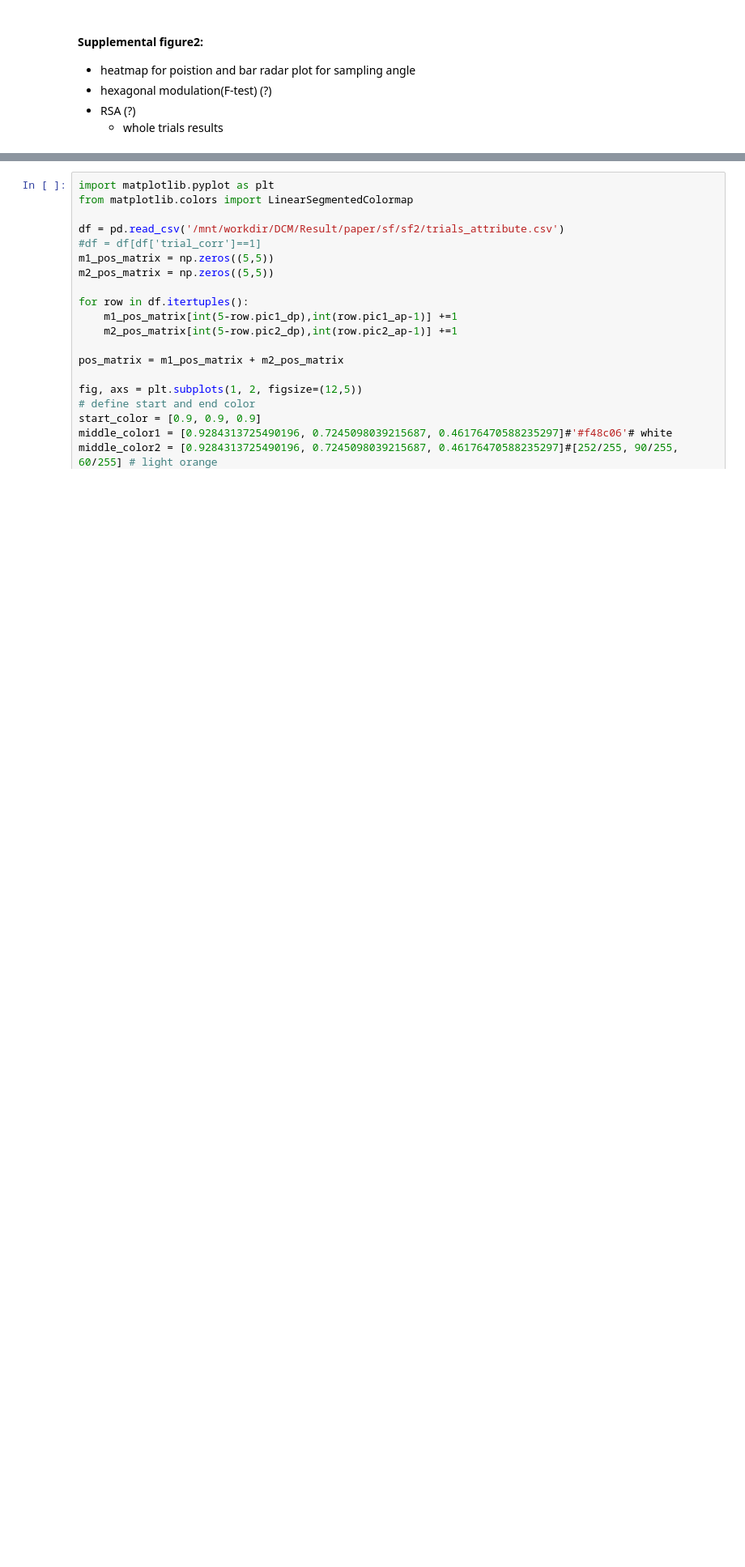
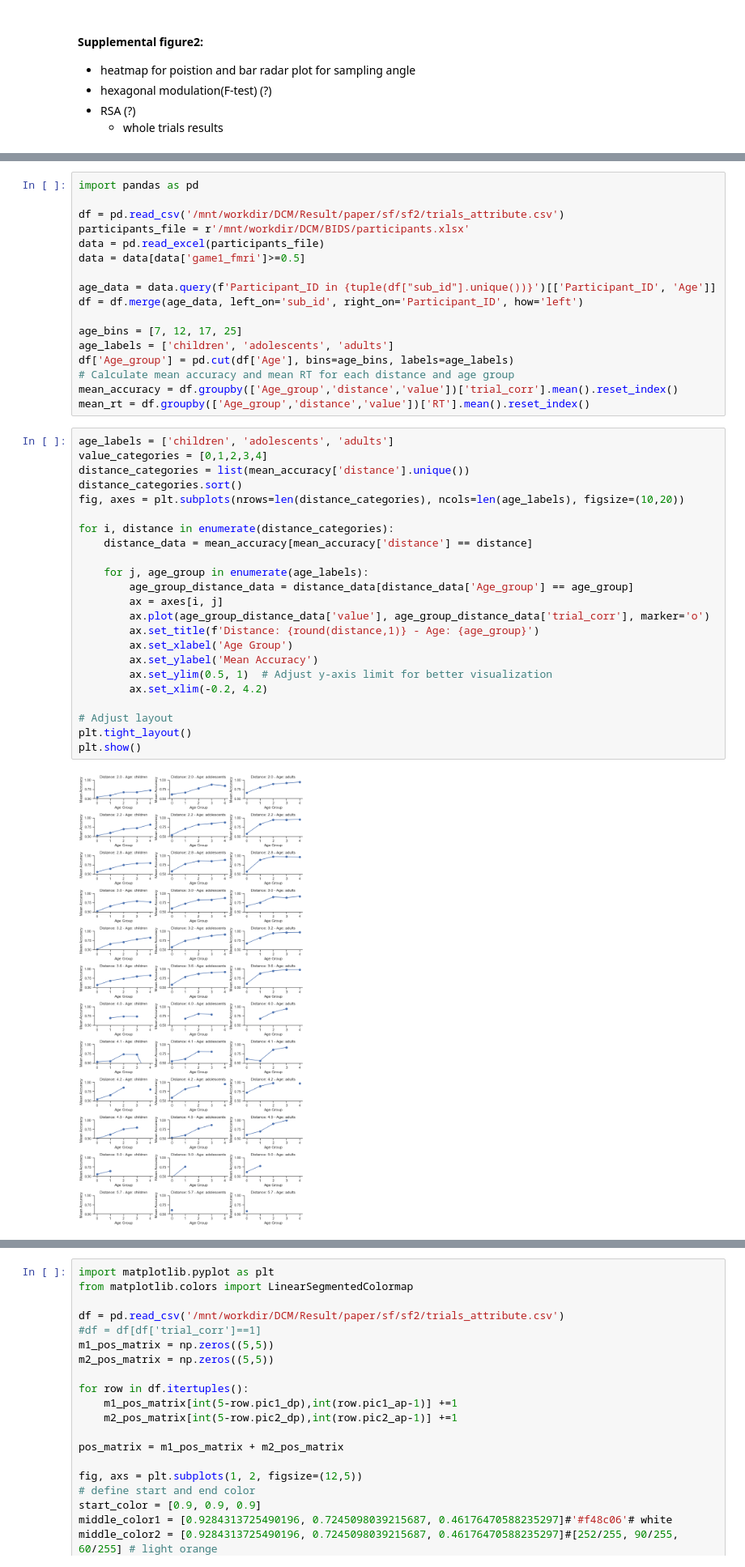
Before and after one commit to YukunQu/DCM, a Jupyter notebook: analysis/mri/figure/sf.ipynb, the cells around one changed output, grey strips where cells are left out. Shown at 81% size. Cells and saved outputs as stored; diff of their text form; blank space fills up the shorter version.

```diff
--- a/analysis/mri/figure/sf.ipynb
+++ b/analysis/mri/figure/sf.ipynb
@@ -196,3 +331,45 @@ df.to_csv('/mnt/workdir/DCM/Result/paper/sf/sf2/trials_attribute.csv',index=Fals
 print('Completed.')
 # %% [output]
 Completed.
+# %%
+import pandas as pd
+
+df = pd.read_csv('/mnt/workdir/DCM/Result/paper/sf/sf2/trials_attribute.csv')
+participants_file = r'/mnt/workdir/DCM/BIDS/participants.xlsx'
+data = pd.read_excel(participants_file)
+data = data[data['game1_fmri']>=0.5]
+
+age_data = data.query(f'Participant_ID in {tuple(df["sub_id"].unique())}')[['Participant_ID', 'Age']]
+df = df.merge(age_data, left_on='sub_id', right_on='Participant_ID', how='left')
+
+age_bins = [7, 12, 17, 25]
+age_labels = ['children', 'adolescents', 'adults']
+df['Age_group'] = pd.cut(df['Age'], bins=age_bins, labels=age_labels)
+# Calculate mean accuracy and mean RT for each distance and age group
+mean_accuracy = df.groupby(['Age_group','distance','value'])['trial_corr'].mean().reset_index()
+mean_rt = df.groupby(['Age_group','distance','value'])['RT'].mean().reset_index()
+# %%
+age_labels = ['children', 'adolescents', 'adults']
+value_categories = [0,1,2,3,4]
+distance_categories = list(mean_accuracy['distance'].unique())
+distance_categories.sort()
+fig, axes = plt.subplots(nrows=len(distance_categories), ncols=len(age_labels), figsize=(10,20))
+
+for i, distance in enumerate(distance_categories):
+    distance_data = mean_accuracy[mean_accuracy['distance'] == distance]
+
+    for j, age_group in enumerate(age_labels):
+        age_group_distance_data = distance_data[distance_data['Age_group'] == age_group]
+        ax = axes[i, j]
+        ax.plot(age_group_distance_data['value'], age_group_distance_data['trial_corr'], marker='o')
+        ax.set_title(f'Distance: {round(distance,1)} - Age: {age_group}')
+        ax.set_xlabel('Age Group')
+        ax.set_ylabel('Mean Accuracy')
+        ax.set_ylim(0.5, 1)  # Adjust y-axis limit for better visualization
+        ax.set_xlim(-0.2, 4.2)
+
+# Adjust layout
+plt.tight_layout()
+plt.show()
+# %% [output]
+[figure, added]
```
Also changed, not shown: parts of 30 cells of this notebook, 38 other files.
